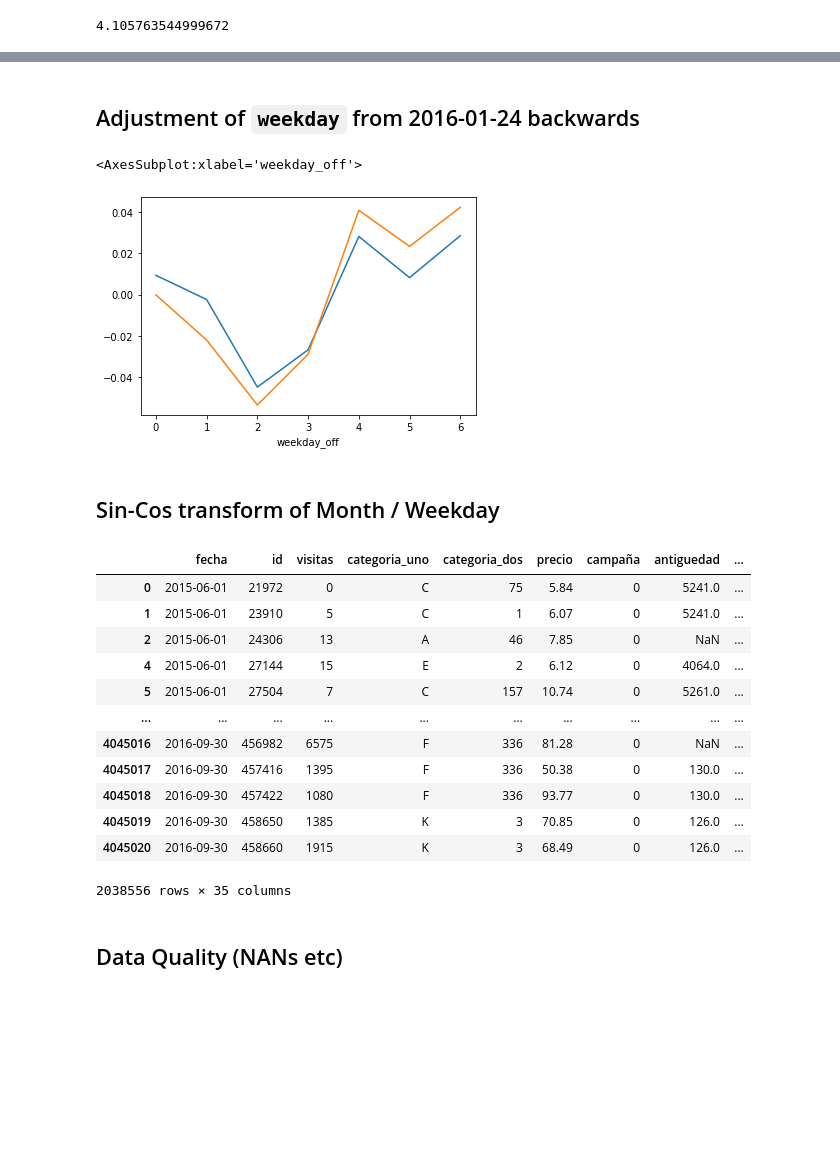
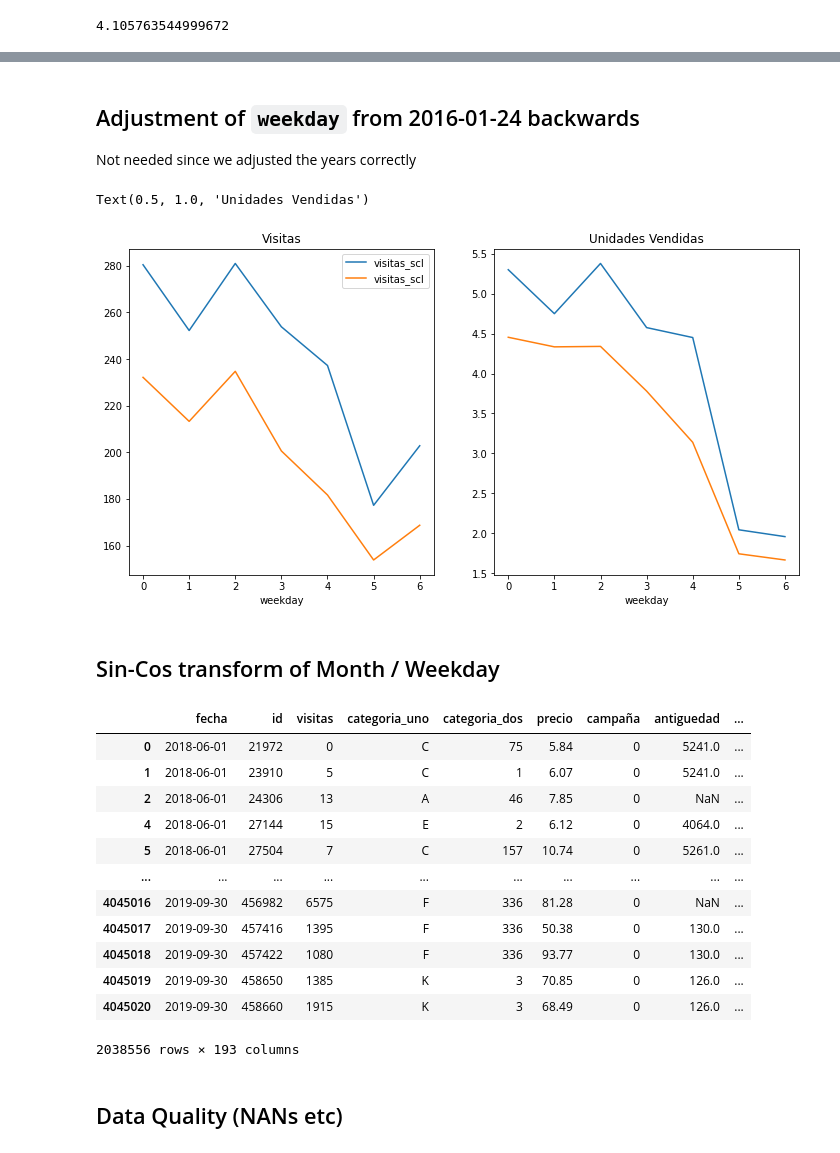
Before and after one commit to Nerucius/2021.ubdatathon, a Jupyter notebook: 1. EDA + Feature Engineering.ipynb, the cells around one changed output, grey strips where cells are left out. Cells and saved outputs as stored; diff of their text form; code cells hidden in the pictures; blank space fills up the shorter version.

```diff
--- a/1. EDA + Feature Engineering.ipynb
+++ b/1. EDA + Feature Engineering.ipynb
@@ -79,13 +80,12 @@ df['estado_transito'] = (df.estado == 'Transito').astype(int)
 df['estado_rotura'] = (df.estado == 'Rotura').astype(int)
 
 df_categoria_uno_onehot = pd.get_dummies(df.categoria_uno, prefix='categoria_uno_')
-# df_categoria_dos_onehot = pd.get_dummies(df.categoria_dos, prefix='categoria_dos_')
+df_categoria_dos_onehot = pd.get_dummies(df.categoria_dos, prefix='categoria_dos_')
 
-# df_fe = pd.concat([df, df_categoria_uno_onehot, df_categoria_dos_onehot], axis=1)
-df_fe = pd.concat([df, df_categoria_uno_onehot], axis=1)
+df_fe = pd.concat([df, df_categoria_uno_onehot, df_categoria_dos_onehot], axis=1)
 
-# df_fe = df
 df_fe = df_fe.drop(['estado', 'dia_atipico'], axis=1, errors='ignore')
 
+print(df_fe.shape)
 df_fe[:5]
 # %% [output]
@@ -108,8 +109,8 @@ df_fe[:5]
 # %% [markdown]
 ## Rescale of `visitas` from 2016-01-24 backwards
 # %%
-pre = df_fe.fecha <= datetime(2016,1,24)
-post = df_fe.fecha > datetime(2016,1,24)
+pre = df_fe.fecha <= datetime(2019,1,24)
+post = df_fe.fecha > datetime(2019,1,24)
 
 pre_stats = df_fe[pre].describe().visitas
 post_stats = df_fe[post].describe().visitas
@@ -131,10 +132,9 @@ pre_scl = StandardScaler().fit_transform(df_fe[pre][['visitas']])[:,0]
 post_scl = StandardScaler().fit_transform(df_fe[post][['visitas']])[:,0]
 
 df_fe['visitas_scl'] = np.concatenate([
-    StandardScaler().fit_transform(df_fe[pre][['visitas']])[:,0],
-    StandardScaler().fit_transform(df_fe[post][['visitas']])[:,0],
+    df_fe[pre].visitas * 5,
+    df_fe[post].visitas * 1,
+    #     StandardScaler().fit_transform(df_fe[pre][['visitas']])[:,0],
+    #     StandardScaler().fit_transform(df_fe[post][['visitas']])[:,0],
     ], axis=0
 )
-
-plt.figure(figsize=[16,8])
-df_fe.visitas_scl.plot()
@@ -144,26 +148,37 @@ df_fe.visitas_scl.plot()
 # %% [markdown]
 ## Adjustment of `weekday` from 2016-01-24 backwards
+
+Not needed since we adjusted the years correctly
 # %%
-pre = df_fe.fecha <= datetime(2016,1,24)
-post = df_fe.fecha > datetime(2016,1,24)
+# pre = df_fe.fecha <= datetime(2016,1,24)
+# post = df_fe.fecha > datetime(2016,1,24)
 
 df_fe['weekday'] = df_fe.fecha.dt.weekday
 
-df_fe['weekday_off'] = np.concatenate([
-    (df_fe[pre]['weekday'] + 1) % 7,
-    df_fe[post]['weekday'],
-], axis=0 )
+# df_fe['weekday_off'] = np.concatenate([
+#     (df_fe[pre]['weekday'] + 1) % 7,
+#     df_fe[post]['weekday'],
+# ], axis=0 )
 
-df_fe[pre].groupby('weekday_off').mean().visitas_scl.plot()
-df_fe[post].groupby('weekday_off').mean().visitas_scl.plot()
+plt.figure(figsize=[12,6])
+
+plt.subplot(1,2,1)
+df_fe[pre].groupby('weekday').mean().visitas_scl.plot()
+df_fe[post].groupby('weekday').mean().visitas_scl.plot()
+plt.title('Visitas')
+
+plt.subplot(1,2,2)
+df_fe[pre].groupby('weekday').mean().unidades_vendidas.plot()
+df_fe[post].groupby('weekday').mean().unidades_vendidas.plot()
+plt.title('Unidades Vendidas')
 # %% [output]
-<AxesSubplot:xlabel='weekday_off'>
+Text(0.5, 1.0, 'Unidades Vendidas')
-[figure, old version]
+[figure, new version]
 # %% [markdown]
 ## Sin-Cos transform of Month / Weekday
 # %%
-df_fe['weekday_sin'] = np.sin(df_fe.weekday_off * (2*np.pi/7))
-df_fe['weekday_cos'] = np.cos(df_fe.weekday_off * (2*np.pi/7))
+df_fe['weekday_sin'] = np.sin(df_fe.weekday * (2*np.pi/7))
+df_fe['weekday_cos'] = np.cos(df_fe.weekday * (2*np.pi/7))
 
 # df_fe['month_sin'] = np.sin((df.fecha.dt.month-1) * (2*np.pi/12))
 # df_fe['month_cos'] = np.cos((df.fecha.dt.month-1) * (2*np.pi/12))
@@ -178,18 +193,18 @@ df_fe['month_cos'] = np.cos((month_con-1) * (2*np.pi/12))
 df_fe
 # %% [output]
 |  | fecha | id | visitas | categoria_uno | categoria_dos | precio | campaña | antiguedad | ... |
-| 0 | 2015-06-01 | 21972 | 0 | C | 75 | 5.84 | 0 | 5241.0 | ... |
-| 1 | 2015-06-01 | 23910 | 5 | C | 1 | 6.07 | 0 | 5241.0 | ... |
-| 2 | 2015-06-01 | 24306 | 13 | A | 46 | 7.85 | 0 | NaN | ... |
-| 4 | 2015-06-01 | 27144 | 15 | E | 2 | 6.12 | 0 | 4064.0 | ... |
-| 5 | 2015-06-01 | 27504 | 7 | C | 157 | 10.74 | 0 | 5261.0 | ... |
+| 0 | 2018-06-01 | 21972 | 0 | C | 75 | 5.84 | 0 | 5241.0 | ... |
+| 1 | 2018-06-01 | 23910 | 5 | C | 1 | 6.07 | 0 | 5241.0 | ... |
+| 2 | 2018-06-01 | 24306 | 13 | A | 46 | 7.85 | 0 | NaN | ... |
+| 4 | 2018-06-01 | 27144 | 15 | E | 2 | 6.12 | 0 | 4064.0 | ... |
+| 5 | 2018-06-01 | 27504 | 7 | C | 157 | 10.74 | 0 | 5261.0 | ... |
 | ... | ... | ... | ... | ... | ... | ... | ... | ... | ... |
-| 4045016 | 2016-09-30 | 456982 | 6575 | F | 336 | 81.28 | 0 | NaN | ... |
-| 4045017 | 2016-09-30 | 457416 | 1395 | F | 336 | 50.38 | 0 | 130.0 | ... |
-| 4045018 | 2016-09-30 | 457422 | 1080 | F | 336 | 93.77 | 0 | 130.0 | ... |
-| 4045019 | 2016-09-30 | 458650 | 1385 | K | 3 | 70.85 | 0 | 126.0 | ... |
-| 4045020 | 2016-09-30 | 458660 | 1915 | K | 3 | 68.49 | 0 | 126.0 | ... |
+| 4045016 | 2019-09-30 | 456982 | 6575 | F | 336 | 81.28 | 0 | NaN | ... |
+| 4045017 | 2019-09-30 | 457416 | 1395 | F | 336 | 50.38 | 0 | 130.0 | ... |
+| 4045018 | 2019-09-30 | 457422 | 1080 | F | 336 | 93.77 | 0 | 130.0 | ... |
+| 4045019 | 2019-09-30 | 458650 | 1385 | K | 3 | 70.85 | 0 | 126.0 | ... |
+| 4045020 | 2019-09-30 | 458660 | 1915 | K | 3 | 68.49 | 0 | 126.0 | ... |
-2038556 rows × 35 columns
+2038556 rows × 193 columns
 # %% [markdown]
 ## Data Quality (NANs etc)
 # %%
```
Also changed, not shown: parts of 9 cells of this notebook.
